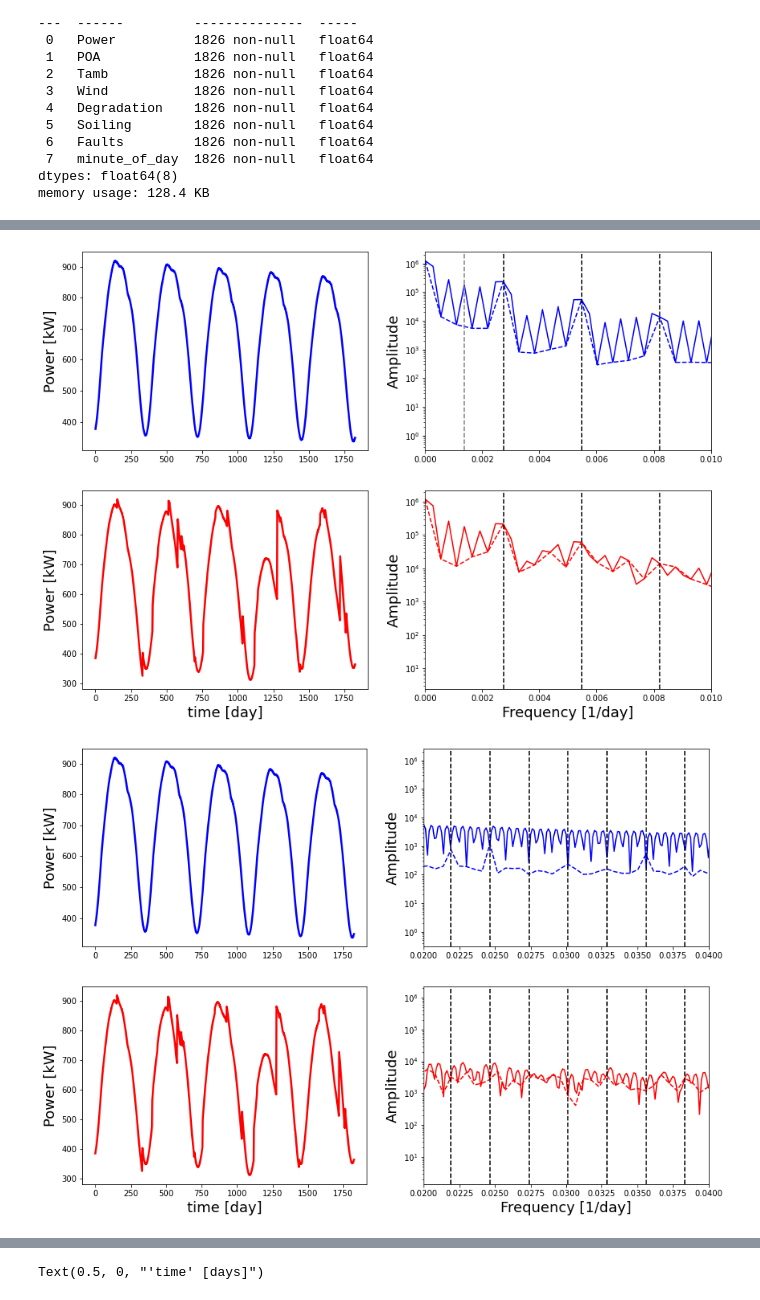
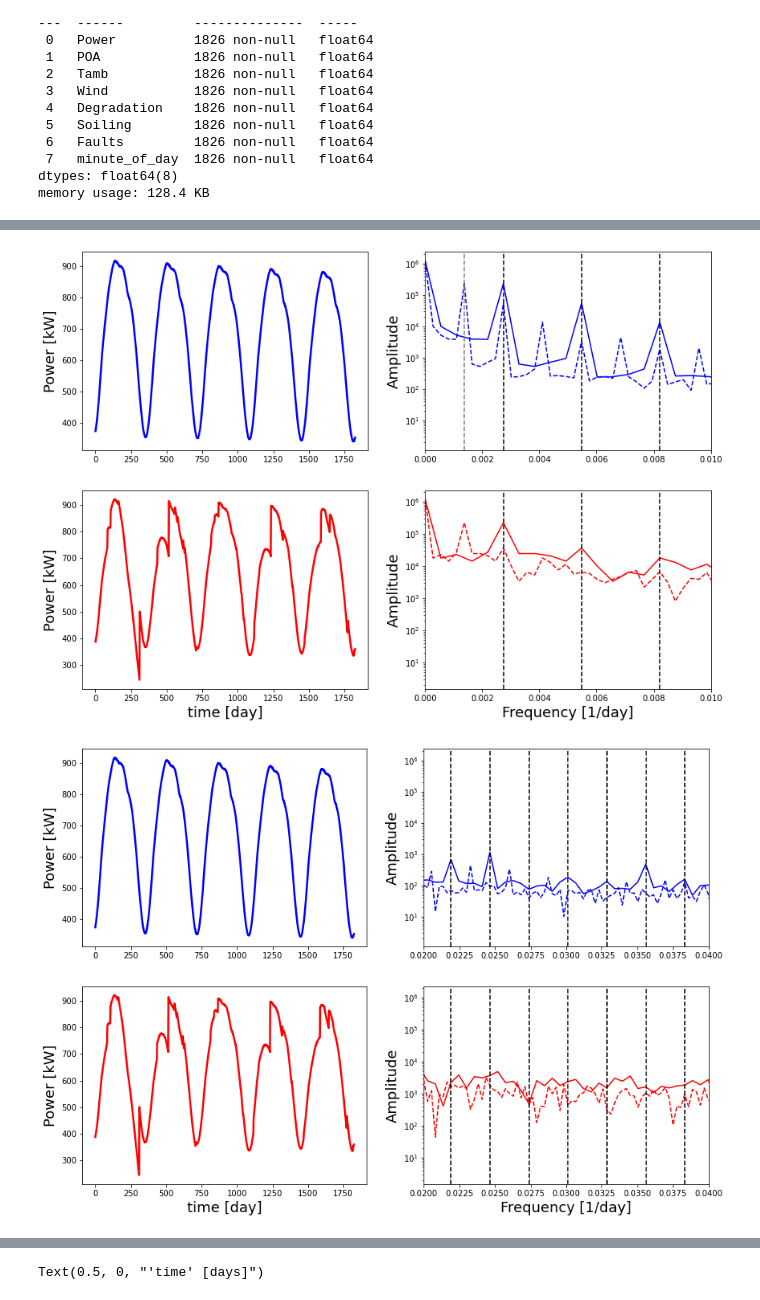
Before and after one commit to Rufski/S2DS-EPRI, a Jupyter notebook: notebooks/1.0-mb-fourier-spectral.ipynb, the cells around one changed output, grey strips where cells are left out. Cells and saved outputs as stored; diff of their text form; code cells hidden in the pictures.

```diff
--- a/notebooks/1.0-mb-fourier-spectral.ipynb
+++ b/notebooks/1.0-mb-fourier-spectral.ipynb
@@ -44,5 +54,5 @@ time for importing dataframe: 0.65 seconds
 # %%
-# Preprocess data
-df_basic = downsample_dataframe(df_basic, night_method='basic', clip_method='flexible')
+# Preprocess data : remove night & clipping + downsampling to daily frequency
+df_basic = downsample_dataframe(df_basic, night_method='basic', clip_method='universal')
 df_soil  = downsample_dataframe(df_soil, night_method='basic', clip_method='universal')
 # %% [output]
@@ -192,28 +217,28 @@ ax[1, 1].set_yscale("log")
 # %%
 fig, ax = plt.subplots(nrows=2, ncols=2, figsize=(14,10))
 
-size              = 1826*2
+box_length        = df_basic["Power"].to_numpy().size*2
+power_basic       = fftpack.fft(df_basic["Power"].to_numpy(), size)
+sample_freq_basic = fftpack.fftfreq(box_length, d=1)
+
+power_soil        = fftpack.fft(df_soil["Power"].to_numpy(), size)
+sample_freq_soil  = fftpack.fftfreq(box_length, d=1)
+
+ax[0, 0].plot(df_basic["Power"].to_numpy(), lw=2.5, color="blue")
+ax[1, 0].plot(df_soil["Power"].to_numpy(), lw=2.5, color="red")
+ax[0, 1].plot(sample_freq_basic[0:int(box_length/2)], np.abs(power_basic[0:int(box_length/2)]), color="blue", ls="--")
+ax[1, 1].plot(sample_freq_soil[0:int(box_length/2)], np.abs(power_soil[0:int(box_length/2)]), color="red", ls="--")
+
+
+box_length        = df_basic["Power"].to_numpy().size
 power_basic       = fftpack.fft(df_basic["Power"].to_numpy(), size)
 sample_freq_basic = fftpack.fftfreq(size, d=1)
 
 power_soil        = fftpack.fft(df_soil["Power"].to_numpy(), size)
-sample_freq_soil  = fftpack.fftfreq(size, d=1)
+sample_freq_soil  = fftpack.fftfreq(box_length, d=1)
 
-ax[0, 0].plot(df_basic["Power"].to_numpy(), lw=2.5, color="blue")    # plot time series
-ax[1, 0].plot(df_soil["Power"].to_numpy(), lw=2.5, color="red")    # plot time series
-ax[0, 1].plot(sample_freq_basic[0:int(size/2)], np.abs(power_basic[0:int(size/2)]), color="blue") # plot freq domain
-ax[1, 1].plot(sample_freq_soil[0:int(size/2)], np.abs(power_soil[0:int(size/2)]), color="red") # plot freq domain
-
-
-size              = df_basic["Power"].to_numpy().size
-power_basic       = fftpack.fft(df_basic["Power"].to_numpy(), size)
-sample_freq_basic = fftpack.fftfreq(size, d=1)
-
-power_soil        = fftpack.fft(df_soil["Power"].to_numpy(), size)
-sample_freq_soil  = fftpack.fftfreq(size, d=1)
-
-ax[0, 1].plot(sample_freq_basic[0:int(size/2)], np.abs(power_basic[0:int(size/2)]), color="blue", ls="--")
-ax[1, 1].plot(sample_freq_soil[0:int(size/2)], np.abs(power_soil[0:int(size/2)]), color="red", ls="--")
+ax[0, 1].plot(sample_freq_basic[0:int(box_length/2)], np.abs(power_basic[0:int(box_length/2)]), color="blue")
+ax[1, 1].plot(sample_freq_soil[0:int(box_length/2)], np.abs(power_soil[0:int(box_length/2)]), color="red")
 
 ax[0, 1].axvline(1./(2*365), color="grey", ls="--")
 
@@ -233,53 +258,49 @@ ax[1, 1].set_xlim([0, 0.01])
 ax[0, 1].set_yscale("log")
 ax[1, 1].set_yscale("log")
 # %% [output]
-[figure, old version]
+[figure, new version]
-# %%
-size              = 10000
-power_basic       = fftpack.fft(df_basic["Power"].to_numpy(), size)
-sample_freq_basic = fftpack.fftfreq(size, d=1)
 # %%
 fig, ax = plt.subplots(nrows=2, ncols=2, figsize=(14,10))
 
-size              = 8000#df_basic["Power"].to_numpy().size
+box_length        = df_basic["Power"].to_numpy().size*2
 power_basic       = fftpack.fft(df_basic["Power"].to_numpy(), size)
-sample_freq_basic = fftpack.fftfreq(size, d=1)
+sample_freq_basic = fftpack.fftfreq(box_length, d=1)
 
 power_soil        = fftpack.fft(df_soil["Power"].to_numpy(), size)
-sample_freq_soil  = fftpack.fftfreq(size, d=1)
+sample_freq_soil  = fftpack.fftfreq(box_length, d=1)
 
-ax[0, 0].plot(df_basic["Power"].to_numpy(), lw=2.5, color="blue")    # plot time series
-ax[1, 0].plot(df_soil["Power"].to_numpy(), lw=2.5, color="red")    # plot time series
-ax[0, 1].plot(sample_freq_basic[0:int(size/2)], np.abs(power_basic[0:int(size/2)]), color="blue") # plot freq domain
-ax[1, 1].plot(sample_freq_soil[0:int(size/2)], np.abs(power_soil[0:int(size/2)]), color="red") # plot freq domain
+ax[0, 0].plot(df_basic["Power"].to_numpy(), lw=2.5, color="blue")
+ax[1, 0].plot(df_soil["Power"].to_numpy(), lw=2.5, color="red")
+ax[0, 1].plot(sample_freq_basic[0:int(box_length/2)], np.abs(power_basic[0:int(box_length/2)]), color="blue", ls="--")
+ax[1, 1].plot(sample_freq_soil[0:int(box_length/2)], np.abs(power_soil[0:int(box_length/2)]), color="red", ls="--")
 
 
-size              = df_basic["Power"].to_numpy().size
+box_length        = df_basic["Power"].to_numpy().size
 power_basic       = fftpack.fft(df_basic["Power"].to_numpy(), size)
-sample_freq_basic = fftpack.fftfreq(size, d=1)
+sample_freq_basic = fftpack.fftfreq(box_length, d=1)
 
 power_soil        = fftpack.fft(df_soil["Power"].to_numpy(), size)
-sample_freq_soil  = fftpack.fftfreq(size, d=1)
+sample_freq_soil  = fftpack.fftfreq(box_length, d=1)
 
-ax[0, 1].plot(sample_freq_basic[0:int(size/2)], np.abs(power_basic[0:int(size/2)]), color="blue", ls="--")
-ax[1, 1].plot(sample_freq_soil[0:int(size/2)], np.abs(power_soil[0:int(size/2)]), color="red", ls="--")
+ax[0, 1].plot(sample_freq_basic[0:int(box_length/2)], np.abs(power_basic[0:int(box_length/2)]), color="blue")
+ax[1, 1].plot(sample_freq_soil[0:int(box_length/2)], np.abs(power_soil[0:int(box_length/2)]), color="red")
 
 for i in range(15):
     ax[0, 1].axvline((i+1)/365, ls="--", color="k") # this is the year frequency
     ax[1, 1].axvline((i+1)/365, ls="--", color="k") # this is the year frequency
 
 ax[0, 0].set_ylabel("Power [kW]", fontsize=18)
 ax[1, 0].set_ylabel("Power [kW]", fontsize=18)
 ax[1, 0].set_xlabel("time [day]", fontsize=18)
 ax[0, 1].set_ylabel("Amplitude", fontsize=18)
 ax[1, 1].set_ylabel("Amplitude", fontsize=18)
 ax[1, 1].set_xlabel("Frequency [1/day]", fontsize=18)
 ax[0, 1].set_xlim([0.02, 0.04])
 ax[1, 1].set_xlim([0.02, 0.04])
 ax[0, 1].set_yscale("log")
 ax[1, 1].set_yscale("log")
 # %% [output]
-[figure, old version]
+[figure, new version]
 # %%
 fig, ax = plt.subplots(nrows=2, ncols=2, figsize=(14,10))
 
```
Also changed, not shown: parts of 32 cells of this notebook.
